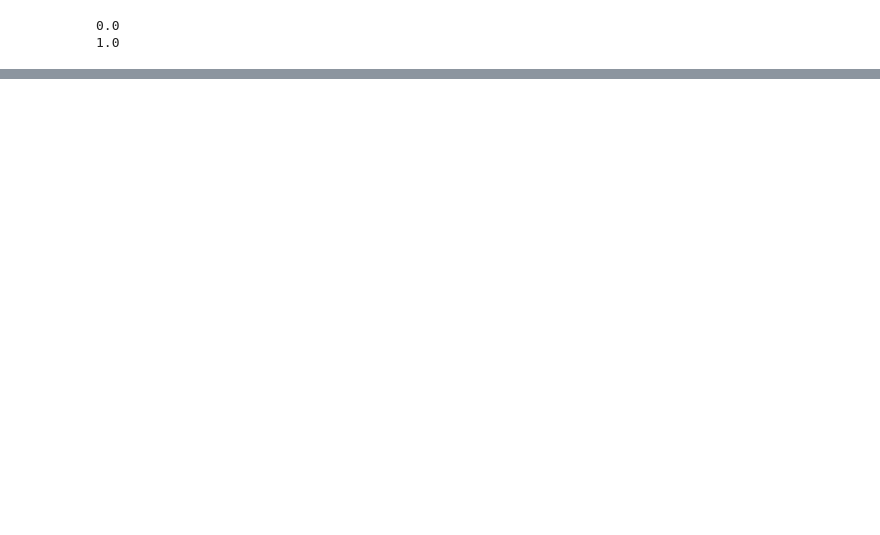
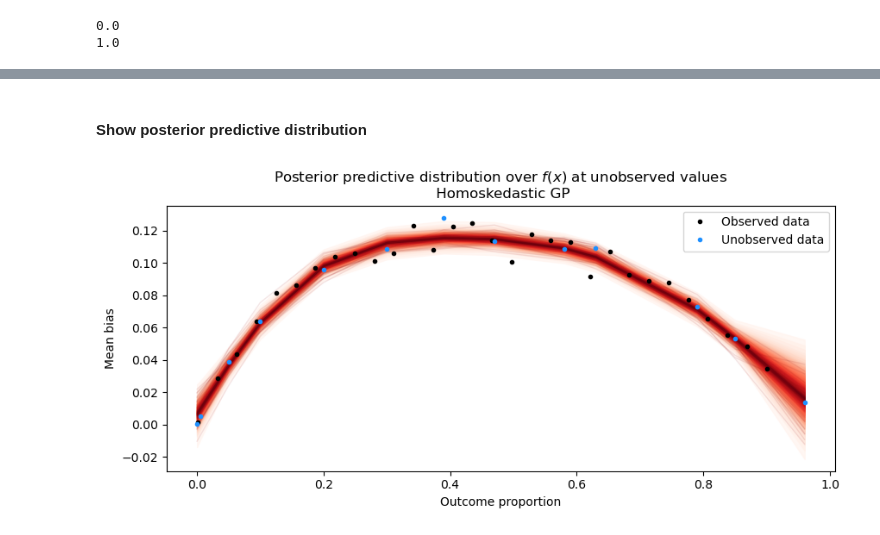
Before and after one commit to phuchonguyen/nco, a Jupyter notebook: jupyter/simulations-with-varying-scales.ipynb, the cells around one changed output, grey strips where cells are left out. Saved outputs shown, nothing was run; the diff lists cells and outputs as text; code cells hidden in the pictures; blank space fills up the shorter version.

```diff
--- a/jupyter/simulations-with-varying-scales.ipynb
+++ b/jupyter/simulations-with-varying-scales.ipynb
@@ -240,0 +552,18 @@ Use LOOV, fit the model on all but one NCO and does posterior predictive on that
+# %%
+# Homoskedastic GP
+x_star = np.array([0.0001, 0.005, 0.05, 0.1, 0.2, 0.3, 0.39, 0.47, 0.58, 0.63, 0.79, 0.85, 0.96])
+model_1, trace_1 = run_gp_m_one(rd_N[:, 0, None],
+                              se_rd_N[:, 0, None],
+                              x = x.reshape(-1, 1),
+                              phi_d = 0, phi_m = 0, # to remove non-identifiability
+                              sample = 1000, tune = 1000, chain = 1,
+                              x_star = x_star.reshape(-1, 1),
+                              random_seed=RANDOM_SEED, target_accept=0.95, cores=2
+                             )
+# ERROR: Initial evaluation of model at starting point failed!
+# ==> SOLUTION: sample predictive distribution within the same scope random variables are defined
+# ISSUE: Extremely wide predictive CI
+# ==> BUG: pm.sample_posterior_predictive(trace.posterior, var_names=['f_star']) should use "trace" instead of "trace.posterior"
+# ISSUE: Predictive CI widest at the boundaries (0, 1) and constant across x between 0, 1
+#        Want CI to taper at the boundaries.
+# ==> TRY: GP of variance: sigma ~ Gamma, ls ~ InverseGamma gives much better results than sigma ~ InverseGamma, ls ~ Gamma
@@ -240,0 +627,2 @@ Use LOOV, fit the model on all but one NCO and does posterior predictive on that
+# %% [markdown]
+#### Show posterior predictive distribution
@@ -240,0 +632,20 @@ Use LOOV, fit the model on all but one NCO and does posterior predictive on that
+# %%
+# plot the results
+fig = plt.figure(figsize=(10, 4))
+ax = fig.gca()
+
+f_star = az.extract(trace_1.posterior_predictive, var_names='m_star').transpose("sample", ...)
+plot_gp_dist(ax, f_star, x_star)
+
+# plot the data and the true latent function
+ax.plot(x, -rd_N[:, 0], "ok", ms=3, label="Observed data")
+# plot the unobserved data
+ax.plot(x_star, -rd_N_star[:, 0], "o", color='dodgerblue', ms=3, label="Unobserved data")
+
+# axis labels and title
+plt.xlabel("Outcome proportion")
+plt.ylabel("Mean bias")
+plt.title("Posterior predictive distribution over $f(x)$ at unobserved values\n Homoskedastic GP")
+plt.legend();
+# %% [output]
+[figure, added]
```
Also changed, not shown: parts of 34 cells of this notebook.
